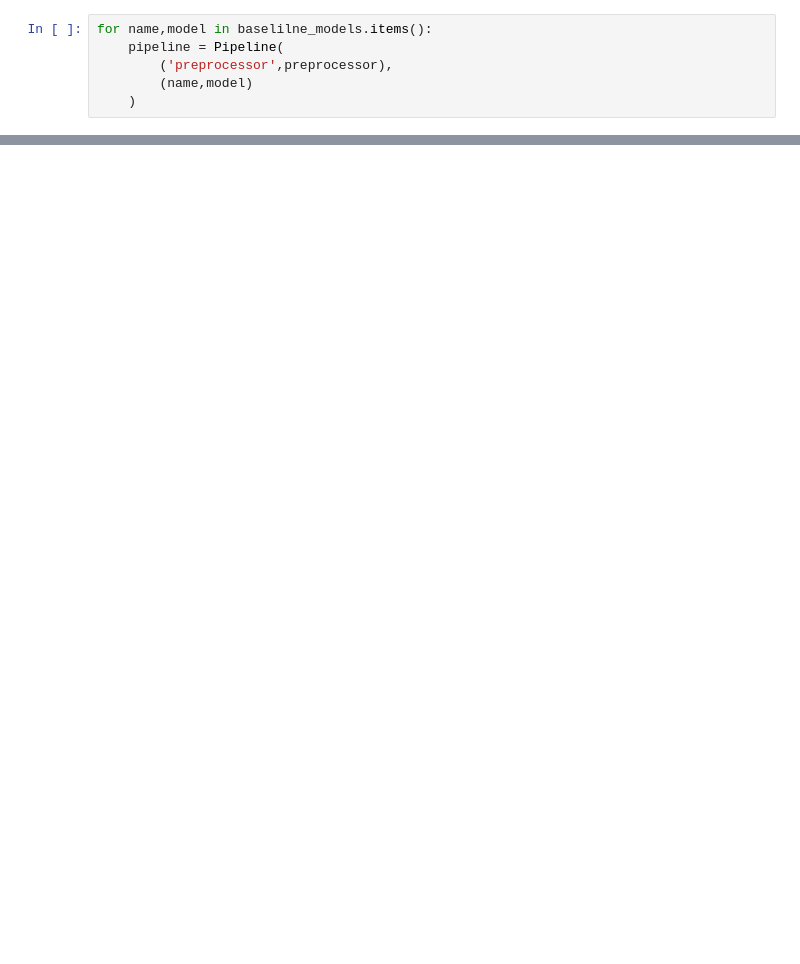
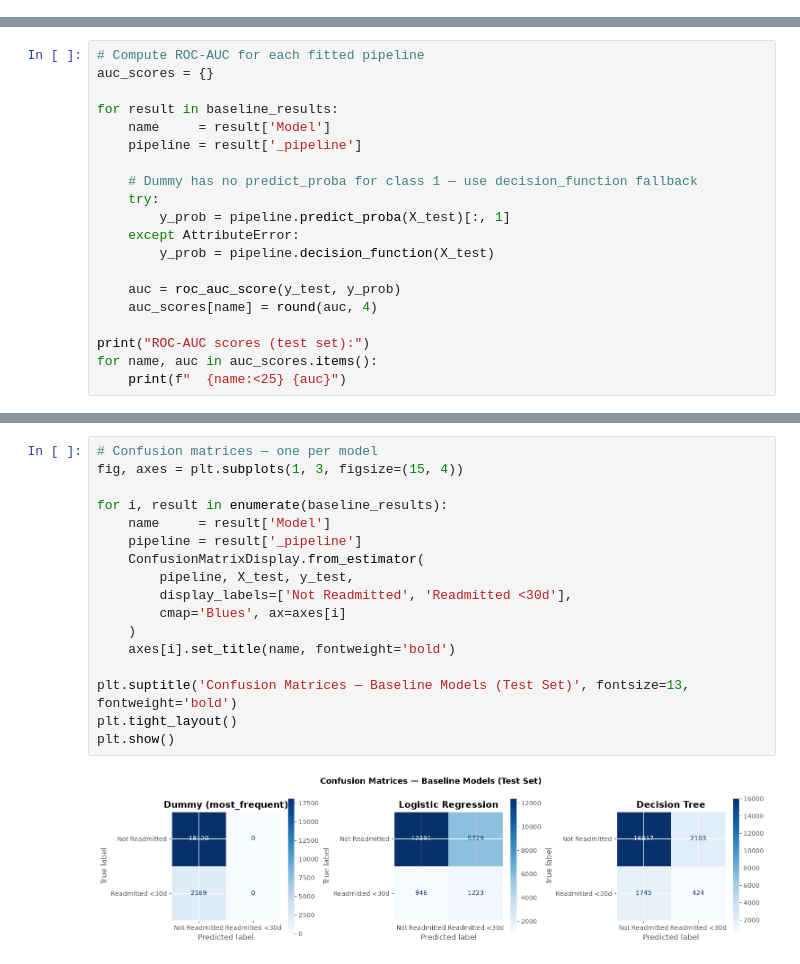
Before and after one commit to misbahee/healthcare-readmission-intelligence, a Jupyter notebook: notebooks/05_baseline_models.ipynb, the cells around one changed output, grey strips where cells are left out. Saved outputs shown, nothing was run; the diff lists cells and outputs as text; blank space fills up the shorter version.

Commit message:
feat(notebook): add 05_baseline_models with logistic regression and decision tree pipelines

```diff
--- a/notebooks/05_baseline_models.ipynb
+++ b/notebooks/05_baseline_models.ipynb
@@ -148,8 +211,2 @@ baseline_models = {
     )
 }
-# %%
-for name,model in baselilne_models.items():
-    pipeline = Pipeline(
-        ('preprocessor',preprocessor),
-        (name,model)
-    )
@@ -157,0 +265,20 @@ NameError: name 'baselilne_models' is not defined
+# %%
+# Compute ROC-AUC for each fitted pipeline
+auc_scores = {}
+
+for result in baseline_results:
+    name     = result['Model']
+    pipeline = result['_pipeline']
+
+    # Dummy has no predict_proba for class 1 — use decision_function fallback
+    try:
+        y_prob = pipeline.predict_proba(X_test)[:, 1]
+    except AttributeError:
+        y_prob = pipeline.decision_function(X_test)
+
+    auc = roc_auc_score(y_test, y_prob)
+    auc_scores[name] = round(auc, 4)
+
+print("ROC-AUC scores (test set):")
+for name, auc in auc_scores.items():
+    print(f"  {name:<25} {auc}")
@@ -157,0 +331,19 @@ NameError: name 'baselilne_models' is not defined
+# %%
+# Confusion matrices — one per model
+fig, axes = plt.subplots(1, 3, figsize=(15, 4))
+
+for i, result in enumerate(baseline_results):
+    name     = result['Model']
+    pipeline = result['_pipeline']
+    ConfusionMatrixDisplay.from_estimator(
+        pipeline, X_test, y_test,
+        display_labels=['Not Readmitted', 'Readmitted <30d'],
+        cmap='Blues', ax=axes[i]
+    )
+    axes[i].set_title(name, fontweight='bold')
+
+plt.suptitle('Confusion Matrices — Baseline Models (Test Set)', fontsize=13, fontweight='bold')
+plt.tight_layout()
+plt.show()
+# %% [output]
+[figure, added]
```
Also changed, not shown: parts of 22 cells of this notebook, 1 other file.
